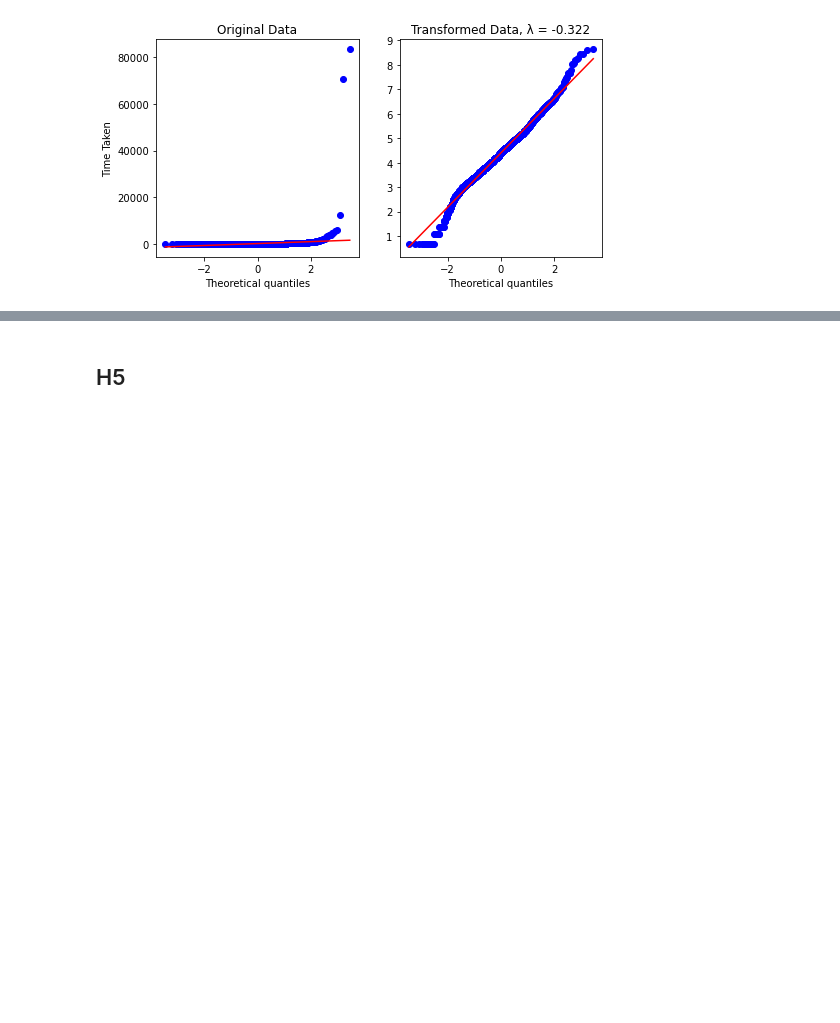
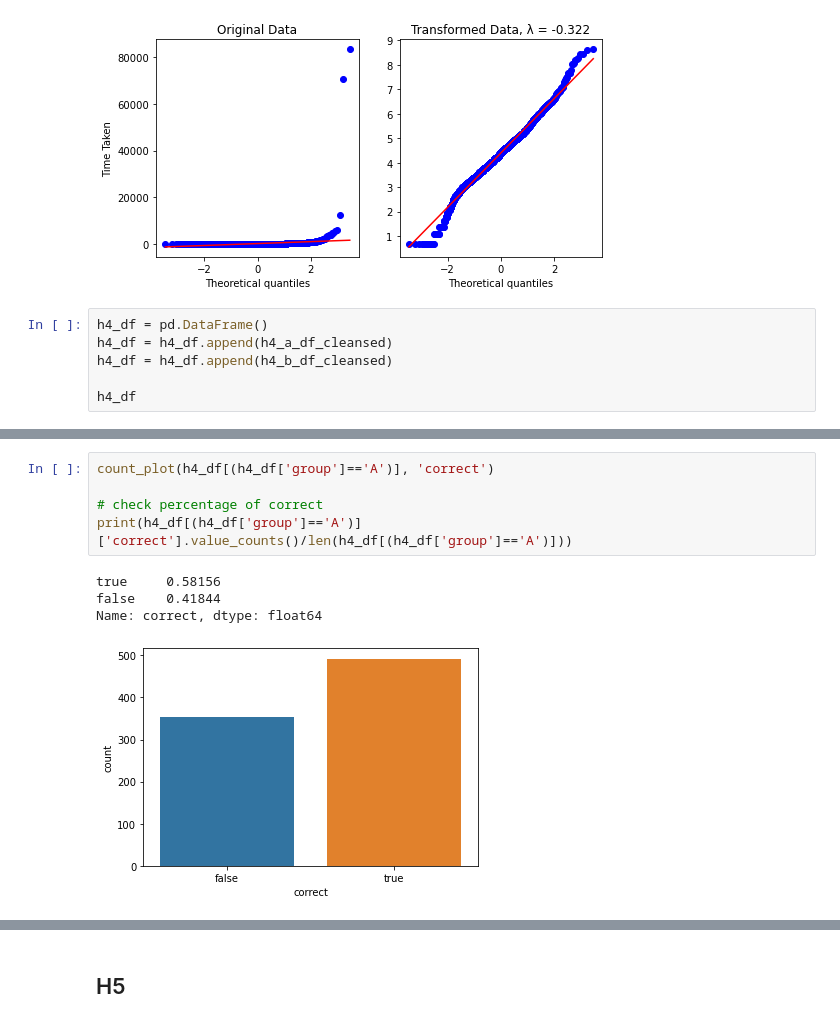
Before and after one commit to velitchko/graph-vis-evaluation-ext, a Jupyter notebook: python/Hypotheses.ipynb, the cells around one changed output, grey strips where cells are left out. Saved outputs shown, nothing was run; the diff lists cells and outputs as text; blank space fills up the shorter version.

```diff
--- a/python/Hypotheses.ipynb
+++ b/python/Hypotheses.ipynb
@@ -1035,3 +1035,9 @@ shapiro_wilk(h4_b_df_cleansed['time_trans'])
 Statistics=0.989, p=0.000
 Sample does not look Gaussian (reject H0)
 [figure]
+# %%
+h4_df = pd.DataFrame()
+h4_df = h4_df.append(h4_a_df_cleansed)
+h4_df = h4_df.append(h4_b_df_cleansed)
+
+h4_df
@@ -1037,0 +1079,10 @@ Sample does not look Gaussian (reject H0)
+# %%
+count_plot(h4_df[(h4_df['group']=='A')], 'correct')
+
+# check percentage of correct
+print(h4_df[(h4_df['group']=='A')]['correct'].value_counts()/len(h4_df[(h4_df['group']=='A')]))
+# %% [output]
+true     0.58156
+false    0.41844
+Name: correct, dtype: float64
+[figure, added]
```
Also changed, not shown: parts of 41 cells of this notebook.
